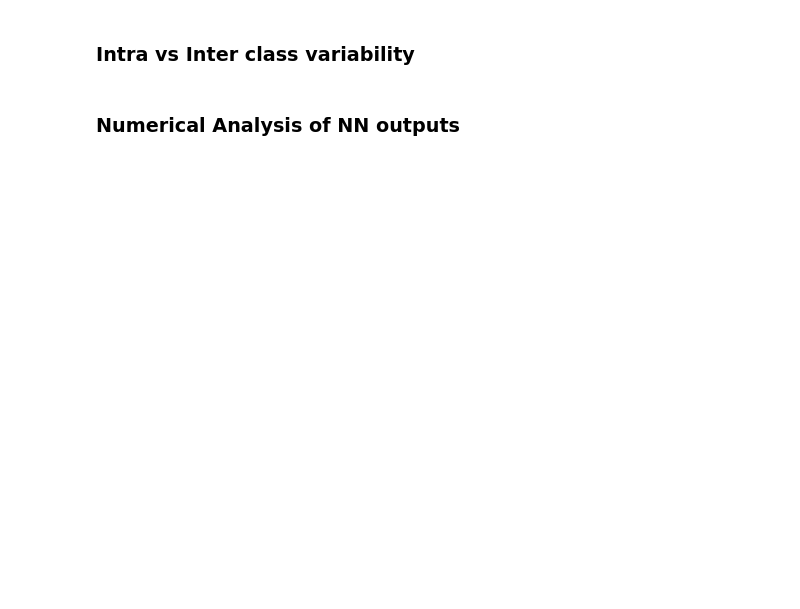
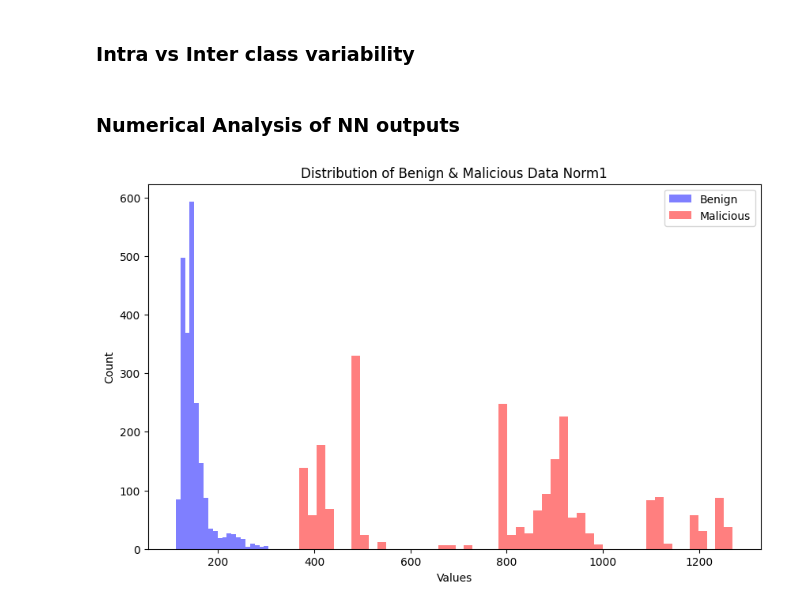
Before and after one commit to privateer-project/NWDAF-Anomaly-Detection, a Jupyter notebook: notebooks/Time Series Statistical Analysis.ipynb, the cells around one changed output. Saved outputs shown, nothing was run; the diff lists cells and outputs as text; code cells hidden in the pictures; blank space fills up the shorter version.

```diff
--- a/notebooks/Time Series Statistical Analysis.ipynb
+++ b/notebooks/Time Series Statistical Analysis.ipynb
@@ -109,19 +167,51 @@ for num, (a,b) in enumerate(zip(forb_norm_matrices_A, forb_norm_matrices_B)):
 import torch.nn as nn
 import torch
 # %%
-benign_test_data_loader, mal_test_data_loader = create_test_ds_loaders(benign_data, malicious_data, 120, 120, ['ul_bitrate'], 32)
+benign_test_data_loader, mal_test_data_loader = create_test_ds_loaders(
+    benign_data_test,
+    malicious_data,
+    120,
+    40,
+    feature_columns,
+    32
+)
 # %%
+if len(feature_columns) > 1:
+    axis_to_calc_norm = (1,2)
+else:
+    axis_to_calc_norm = 1
+
 benign_ts_data = torch.cat([batch[0] for batch in [*benign_test_data_loader]])
 mal_ts_data = torch.cat([batch[0] for batch in [*mal_test_data_loader]], dim=0)
 
-benign_ts_data_norm1 = np.linalg.norm(benign_ts_data, ord=1, axis = 1)
-benign_ts_data_norm2 = np.linalg.norm(benign_ts_data, axis = 1)
+benign_ts_data_norm1 = np.squeeze(np.linalg.norm(benign_ts_data, ord=1, axis = axis_to_calc_norm))
+benign_ts_data_norm2 = np.squeeze(np.linalg.norm(benign_ts_data, axis = axis_to_calc_norm))
 
-mal_ts_data_norm1 = np.linalg.norm(mal_ts_data, ord=1, axis = 1)
+mal_ts_data_norm1 = np.squeeze(np.linalg.norm(mal_ts_data, ord=1, axis = axis_to_calc_norm))
 mal_ts_data_norm1_sampled = np.random.choice(mal_ts_data_norm1, size=benign_ts_data_norm1.shape[0])
 
-mal_ts_data_norm2 = np.linalg.norm(mal_ts_data, axis = 1)
+mal_ts_data_norm2 = np.squeeze(np.linalg.norm(mal_ts_data, axis = axis_to_calc_norm))
 mal_ts_data_norm2_sampled = np.random.choice(mal_ts_data_norm2, size=benign_ts_data_norm2.shape[0])
+# %%
+def plot_dist_plt(benign_ts, mal_ts, title, nbins_ben = 50, nbins_mal = 50, x_axis_range = [None, None]):
+
+    plt.figure(figsize=(10, 6))
+    plt.hist(benign_ts, bins=nbins_ben, color='blue', alpha=0.5, label='Benign')
+    plt.hist(mal_ts, bins=nbins_mal, color='red', alpha=0.5, label='Malicious')
+    plt.legend()
+
+    plt.title(title)
+    plt.xlabel('Values')
+    plt.ylabel('Count')
 # %%
-plot_dist(benign_ts_data_norm1, mal_ts_data_norm1_sampled, 'Distribution of Benign & Malicious TS Data Norm1', x_axis_range = [None, None])
+plot_dist_plt(
+    benign_ts_data_norm1,
+    mal_ts_data_norm1_sampled,
+    'Distribution of Benign & Malicious Data Norm1',
+    nbins_ben = 20,
+    nbins_mal = 50,
+    x_axis_range = [None, None]
+)
+# %% [output]
+[figure, added]
 # %%
```
Also changed, not shown: parts of 26 cells of this notebook, 24 other files.
